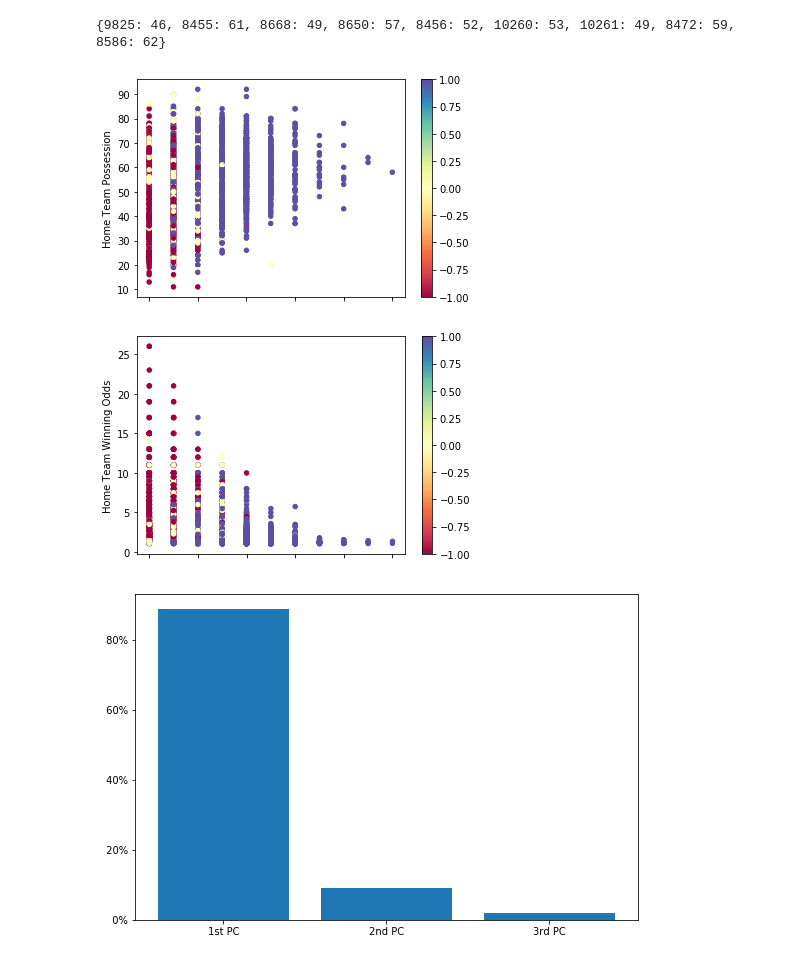
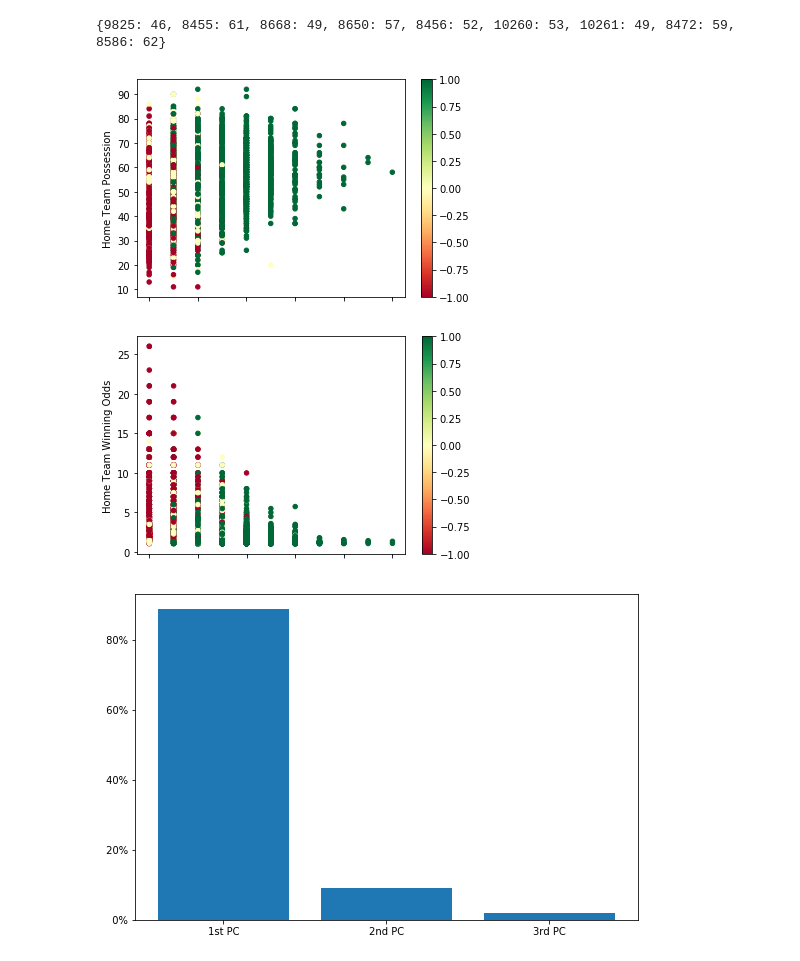
Before and after one commit to egill12/DataScienceTechniques, a Jupyter notebook: football_explore.ipynb, the cells around one changed output. Drawn from its saved outputs; the diff is of its cells as text; code cells hidden in the pictures.

```diff
--- a/football_explore.ipynb
+++ b/football_explore.ipynb
@@ -48,21 +48,21 @@ import numpy as np
 dataDump['goal_spread'] = dataDump['home_team_goal'] - dataDump['away_team_goal']
 dataDump['home_w'] = dataDump['goal_spread'].apply(np.sign)
 # %%
-ax = dataDump.plot.scatter(x = "home_team_goal", y = "home_pos", c = dataDump['home_w'], cmap = "Spectral")
+ax = dataDump.plot.scatter(x = "home_team_goal", y = "home_pos", c = dataDump['home_w'], cmap = "RdYlGn")
 ax.set_xlabel("Home Team Goals Scored")
 ax.set_ylabel("Home Team Possession")
 fig = ax.get_figure()
 fig.savefig("home_pos_home_goals.png")
 # %% [output]
-[figure, old version]
+[figure, new version]
 # %%
-ax = dataDump.plot.scatter(x = "home_team_goal", y = "B365H", c = dataDump['home_w'], cmap = "Spectral")
+ax = dataDump.plot.scatter(x = "home_team_goal", y = "B365H", c = dataDump['home_w'], cmap = "RdYlGn")
 ax.set_xlabel("Home Team Goals Scored")
 ax.set_ylabel("Home Team Winning Odds")
 fig = ax.get_figure()
 fig.savefig("odds_scatter.png")
 # %% [output]
-[figure, old version]
+[figure, new version]
 # %%
 from sklearn.decomposition import PCA
 # create X
```
Also changed, not shown: parts of 2 cells of this notebook, 4 other files.
